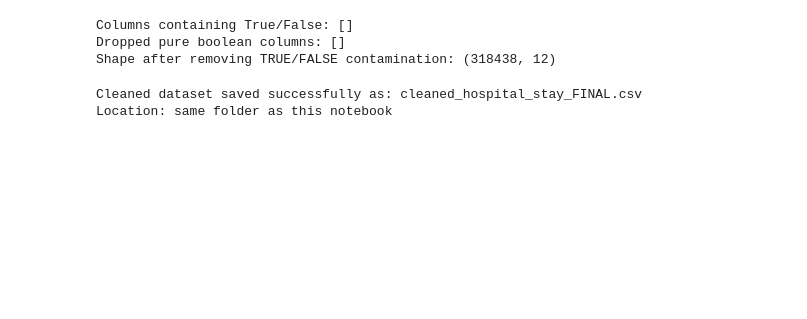
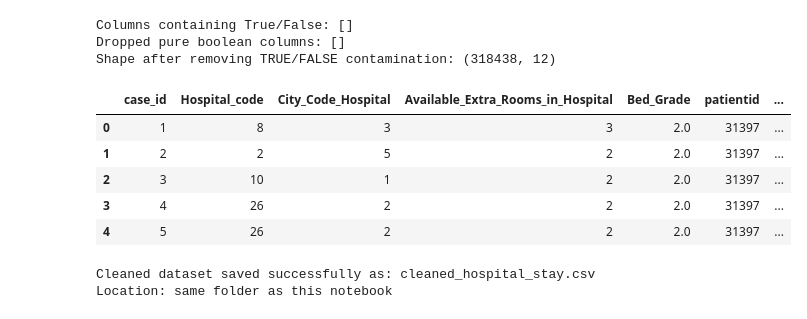
Before and after one commit to jaiyamotaye/hospital-stay-ml, a Jupyter notebook: block_a_data_cleaning.ipynb, the cells around one changed output. Saved outputs shown, nothing was run; the diff lists cells and outputs as text; code cells hidden in the pictures; blank space fills up the shorter version.

Commit message:
Add dataset file

```diff
--- a/block_a_data_cleaning.ipynb
+++ b/block_a_data_cleaning.ipynb
@@ -128,45 +180,54 @@ for col in df.columns:
     col_lower = df[col].astype(str).str.lower()
     mask = col_lower.isin(["true", "false"])
 
     if mask.any():
         true_false_cols.append(col)
         rows_with_tf = pd.concat([rows_with_tf, df[mask]])
 
 print("Columns containing True/False:", true_false_cols)
 
 # 1. Drop columns that contain only True/False (pure booleans)
 pure_bool_cols = [
     col for col in true_false_cols
     if set(df[col].astype(str).str.lower().unique()).issubset({"true", "false"})
 ]
 
 df = df.drop(columns=pure_bool_cols, errors="ignore")
 print("Dropped pure boolean columns:", pure_bool_cols)
 
 # 2. Remove rows where TRUE/FALSE appears in any column
 # Remove only on columns that still exist in the dataframe
 for col in true_false_cols:
     if col in df.columns:
         df = df[~df[col].astype(str).str.lower().isin(["true", "false"])]
 
 
 print("Shape after removing TRUE/FALSE contamination:", df.shape)
+
+# Spot-check values
+df.head()
 # %% [output]
 Columns containing True/False: []
 Dropped pure boolean columns: []
 Shape after removing TRUE/FALSE contamination: (318438, 12)
+|  | case_id | Hospital_code | City_Code_Hospital | Available_Extra_Rooms_in_Hospital | Bed_Grade | patientid | ... |
+| 0 | 1 | 8 | 3 | 3 | 2.0 | 31397 | ... |
+| 1 | 2 | 2 | 5 | 2 | 2.0 | 31397 | ... |
+| 2 | 3 | 10 | 1 | 2 | 2.0 | 31397 | ... |
+| 3 | 4 | 26 | 2 | 2 | 2.0 | 31397 | ... |
+| 4 | 5 | 26 | 2 | 2 | 2.0 | 31397 | ... |
 # %%
 # -------------------------------------------------------------
 # SAVE FINAL CLEANED DATASET
 # -------------------------------------------------------------
 
-output_path = "cleaned_hospital_stay_FINAL.csv"
+output_path = "cleaned_hospital_stay.csv"
 df.to_csv(output_path, index=False)
 
 print(f"Cleaned dataset saved successfully as: {output_path}")
 print("Location: same folder as this notebook")
 # %% [output]
-Cleaned dataset saved successfully as: cleaned_hospital_stay_FINAL.csv
+Cleaned dataset saved successfully as: cleaned_hospital_stay.csv
 Location: same folder as this notebook
 # %% [markdown]
 # Summary of ML Data Cleaning (Block A)
```
Also changed, not shown: parts of 11 cells of this notebook, 2 other files.
